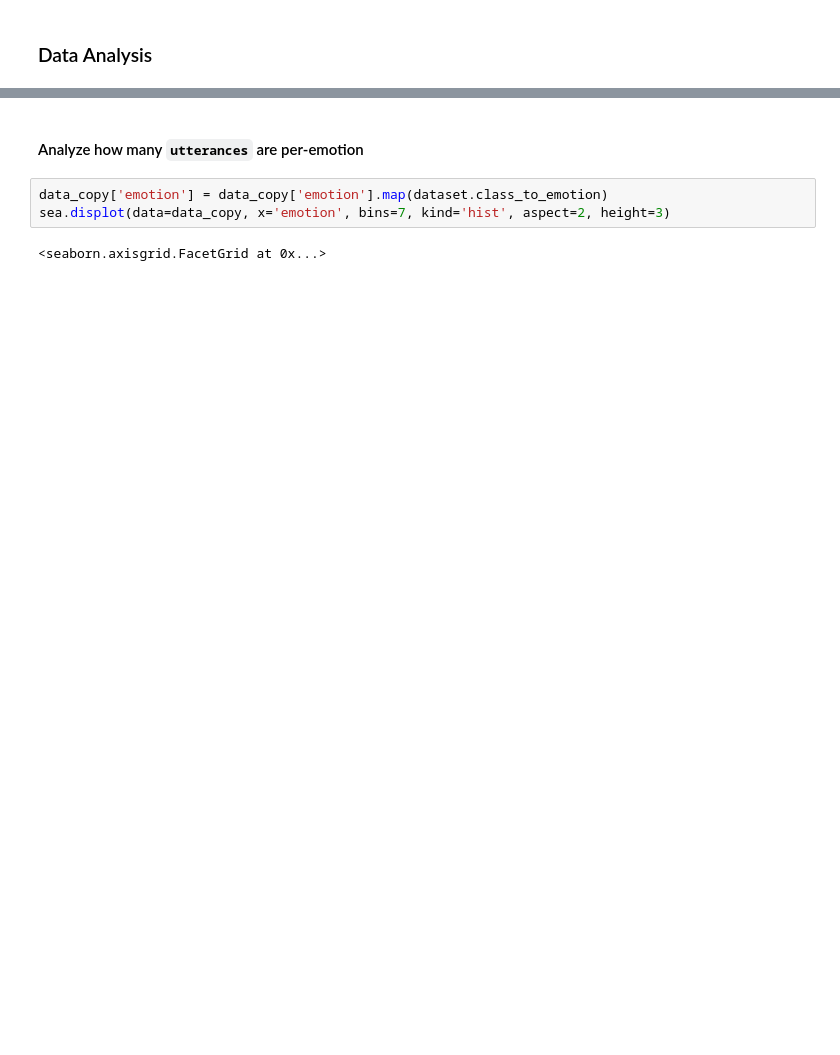
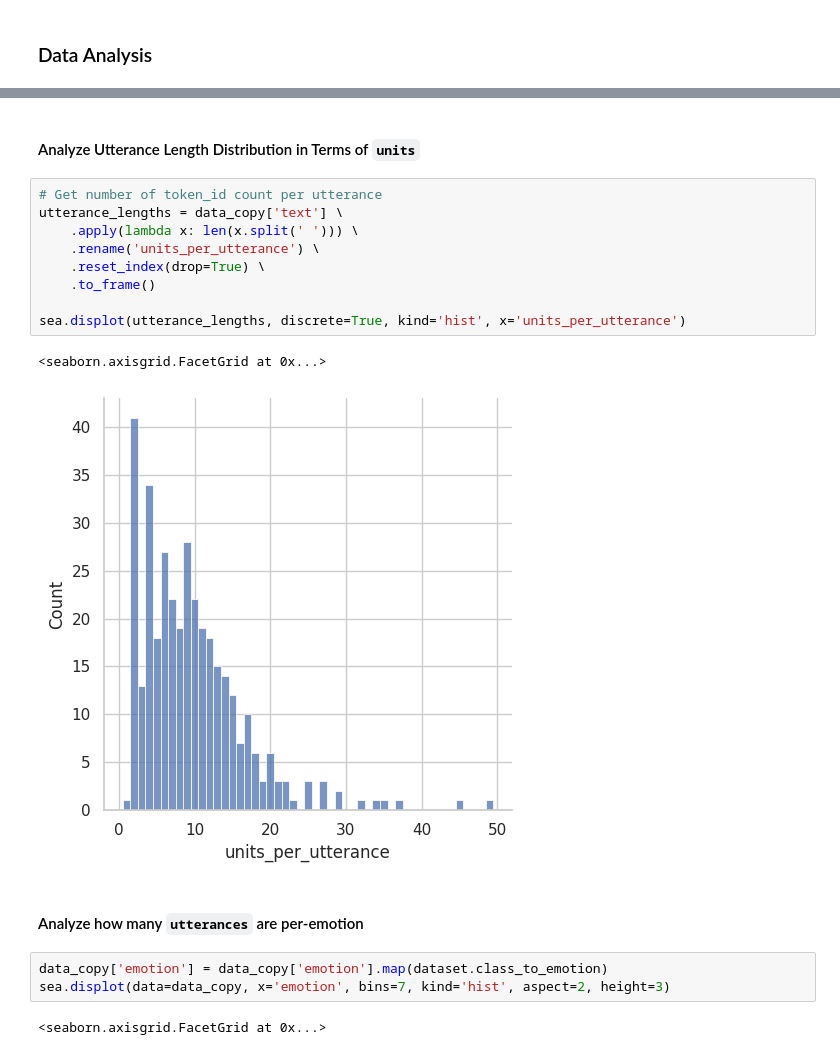
Before and after one commit to fusedbloxxer/ub-g21-irtm, a Jupyter notebook: emotion-analysis/notebooks/eda.ipynb, the cells around one changed output, grey strips where cells are left out. Saved outputs shown, nothing was run; the diff lists cells and outputs as text; blank space fills up the shorter version.

```diff
--- a/emotion-analysis/notebooks/eda.ipynb
+++ b/emotion-analysis/notebooks/eda.ipynb
@@ -225,3 +106,17 @@ Avg Utterance Length: 13.62
+# %% [markdown]
+#### Analyze Utterance Length Distribution in Terms of `units`
+# %%
+# Get number of token_id count per utterance
+utterance_lengths = data_copy['text'] \
+    .apply(lambda x: len(x.split(' '))) \
+    .rename('units_per_utterance') \
+    .reset_index(drop=True) \
+    .to_frame()
+
+sea.displot(utterance_lengths, discrete=True, kind='hist', x='units_per_utterance')
+# %% [output]
+<seaborn.axisgrid.FacetGrid at 0x...>
+[figure, added]
 # %% [markdown]
 #### Analyze how many `utterances` are per-emotion
 # %%
```
Also changed, not shown: parts of 29 cells of this notebook, 5 other files.
